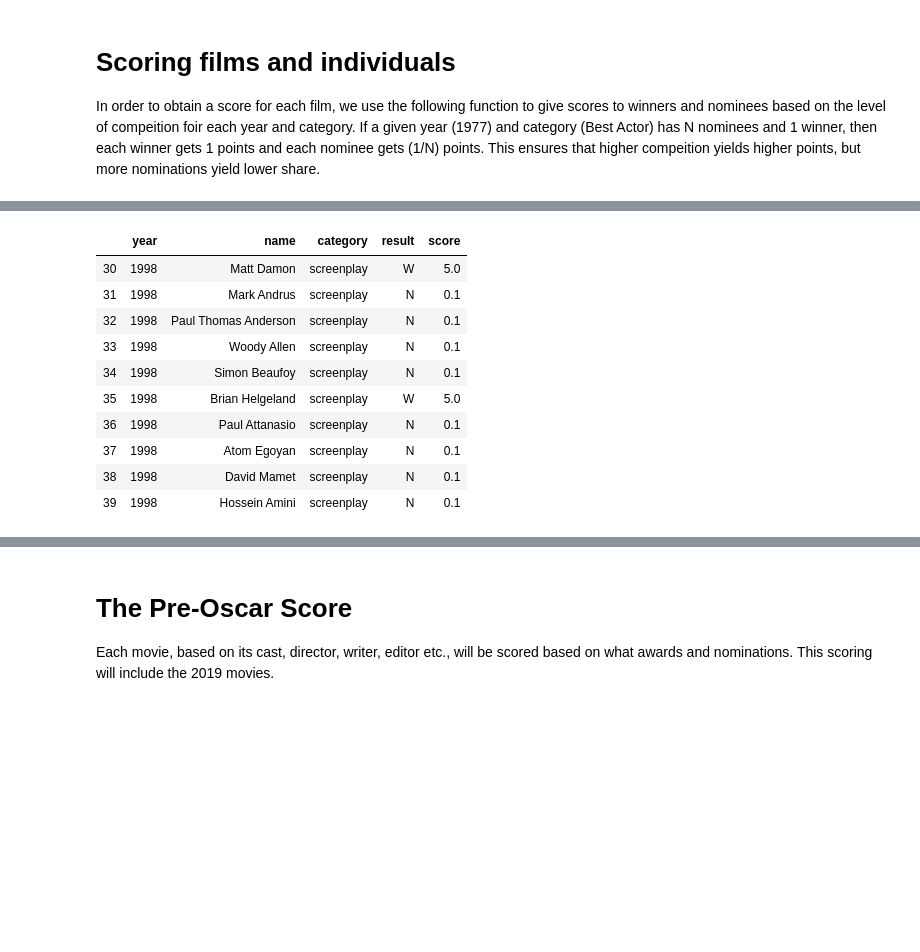
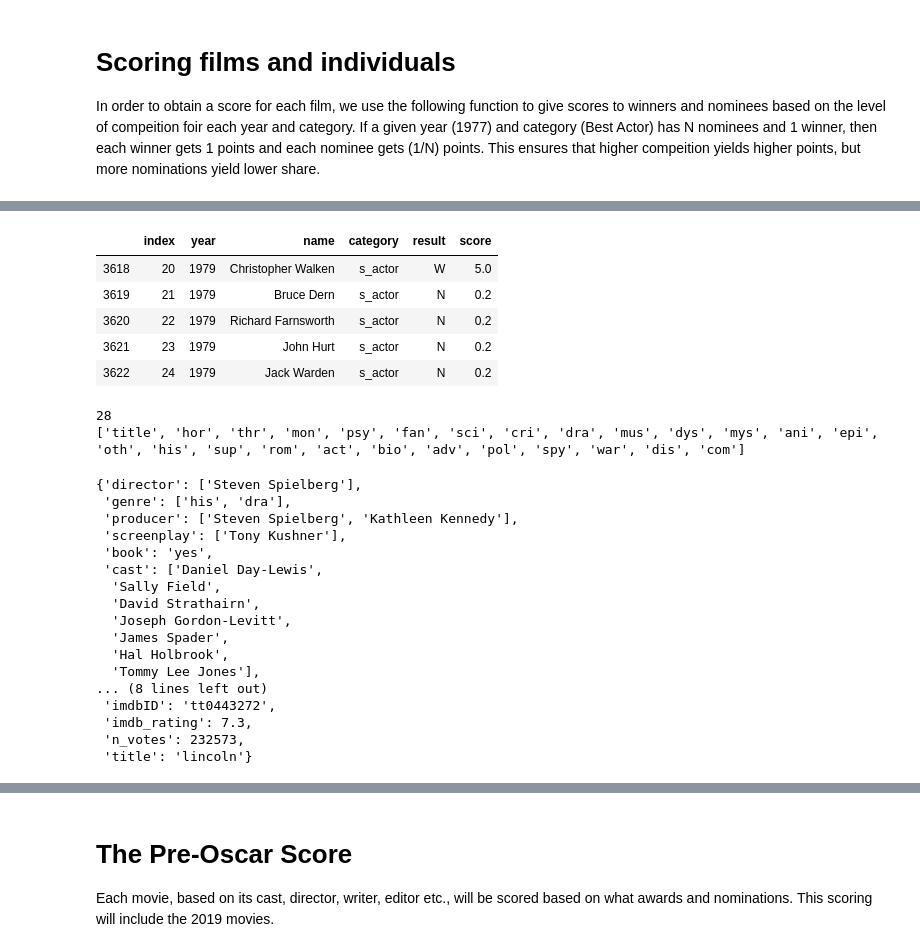
Before and after one commit to ronsg83/Capstone-1, a Jupyter notebook: Data_cleaning_EDA.ipynb, the cells around one changed output, grey strips where cells are left out. Cells and saved outputs as stored; diff of their text form; code cells hidden in the pictures; blank space fills up the shorter version.

```diff
--- a/Data_cleaning_EDA.ipynb
+++ b/Data_cleaning_EDA.ipynb
@@ -39,16 +40,15 @@ main_categories = pickle.load(open("my_data_3/main_categories","rb"))
 print(main_categories)
 
 df_oscars = pd.read_csv('my_data_3/df_oscars_films.csv', index_col=[0])
-df_oscars.reset_index(inplace=True)
 df_oscars = df_oscars.rename(columns = {'index':'film'})
 df_oscars.film = df_oscars.film.str.lower()
 
 df_individual = pd.read_csv('my_data_3/df_oscars_individual.csv', index_col=[0])
 df_movies = pd.read_csv('my_data_3/df_movies.csv', index_col=[0])
+df_movies = df_movies[(df_movies.budget<500)&(df_movies.box_office < 5000)&(df_movies.n_votes > 1000)]
 
 
 movie_dict = pickle.load(open("my_data_3/movie_info_dict","rb"))
-# movie_info_2019 = pickle.load(open("my_data_3/movie_2019_dict","rb"))
 # %% [output]
 ['picture', 'director', 's_actor', 's_actress', 'actor', 'actress', 'screenplay', 'music', 'cinematography', 'editing', 'effects', 'sound', 'costume', 'song', 'art_direction']
 # %%
@@ -264,21 +216,19 @@ df_oscars.head()
 df_picture_wins = df_oscars[df_oscars.picture =='W']
 df_picture_noms = df_oscars[df_oscars.picture !='O']
 
-
-
 win_genres = []
-for title in df_picture_wins.film:
-    if title in movie_dict:
-        movie = movie_dict[title]
+for title,year in zip(df_picture_wins.film,df_picture_wins.year):
+    if (title,year) in movie_dict:
+        movie = movie_dict[title,year]
     else:
         continue
     if 'genre' in movie and movie['genre']!=None:
         win_genres = win_genres + movie['genre']
 
 nom_genres = []
-for title in df_picture_noms.film:
-    if title in movie_dict:
-        movie = movie_dict[title]
+for title,year in zip(df_picture_noms.film,df_picture_noms.year):
+    if (title,year) in movie_dict:
+        movie = movie_dict[title,year]
     else:
         continue
     if 'genre' in movie and movie['genre']!=None:
@@ -286,13 +236,21 @@ for title in df_picture_noms.film:
 
 win_genre = collections.Counter(win_genres)
 nom_genre = collections.Counter(nom_genres)
+# df_picture_wins.head()
 
 print(win_genre)
+print('\n')
 print(nom_genre)
 
-print('winning genre')
-pd.Series(dict(win_genre)).plot.bar()
+# pd.Series(win_genre).plot(kind='bar')
+pd.Series(nom_genre).plot(kind='bar')
+x = pd.Series(win_genre)/pd.Series(nom_genre)
 plt.figure()
-print('nominated genre')
-pd.Series(dict(nom_genre)).plot.bar()
+x.sort_values().plot(kind='bar')
+
+# print('winning genre')
+# pd.Series(dict(win_genre)).plot.bar()
+# plt.figure()
+# print('nominated genre')
+# pd.Series(dict(nom_genre)).plot.bar()
 # %% [output]
@@ -493,14 +439,33 @@ Category art_direction for 2018 not avaialable
 # %%
-df_indi_score.query("year == 1998").query("category == 'screenplay'")
+df_indi_score.query("year == 1979").query("category == 's_actor'")
 # %% [output]
-|  | year | name | category | result | score |
-| 30 | 1998 | Matt Damon | screenplay | W | 5.0 |
-| 31 | 1998 | Mark Andrus | screenplay | N | 0.1 |
-| 32 | 1998 | Paul Thomas Anderson | screenplay | N | 0.1 |
-| 33 | 1998 | Woody Allen | screenplay | N | 0.1 |
-| 34 | 1998 | Simon Beaufoy | screenplay | N | 0.1 |
-| 35 | 1998 | Brian Helgeland | screenplay | W | 5.0 |
-| 36 | 1998 | Paul Attanasio | screenplay | N | 0.1 |
-| 37 | 1998 | Atom Egoyan | screenplay | N | 0.1 |
-| 38 | 1998 | David Mamet | screenplay | N | 0.1 |
-| 39 | 1998 | Hossein Amini | screenplay | N | 0.1 |
+|  | index | year | name | category | result | score |
+| 3618 | 20 | 1979 | Christopher Walken | s_actor | W | 5.0 |
+| 3619 | 21 | 1979 | Bruce Dern | s_actor | N | 0.2 |
+| 3620 | 22 | 1979 | Richard Farnsworth | s_actor | N | 0.2 |
+| 3621 | 23 | 1979 | John Hurt | s_actor | N | 0.2 |
+| 3622 | 24 | 1979 | Jack Warden | s_actor | N | 0.2 |
+# %%
+print(len(genre_dict.values()))
+print(['title']+ list(set(genre_dict.values())))
+movie_dict[("lincoln",2012)]
+# %% [output]
+28
+['title', 'hor', 'thr', 'mon', 'psy', 'fan', 'sci', 'cri', 'dra', 'mus', 'dys', 'mys', 'ani', 'epi', 'oth', 'his', 'sup', 'rom', 'act', 'bio', 'adv', 'pol', 'spy', 'war', 'dis', 'com']
+{'director': ['Steven Spielberg'],
+ 'genre': ['his', 'dra'],
+ 'producer': ['Steven Spielberg', 'Kathleen Kennedy'],
+ 'screenplay': ['Tony Kushner'],
+ 'book': 'yes',
+ 'cast': ['Daniel Day-Lewis',
+  'Sally Field',
+  'David Strathairn',
+  'Joseph Gordon-Levitt',
+  'James Spader',
+  'Hal Holbrook',
+  'Tommy Lee Jones'],
+... (8 lines left out)
+ 'imdbID': 'tt0443272',
+ 'imdb_rating': 7.3,
+ 'n_votes': 232573,
+ 'title': 'lincoln'}
```
Also changed, not shown: parts of 55 cells of this notebook, 1 other file.
